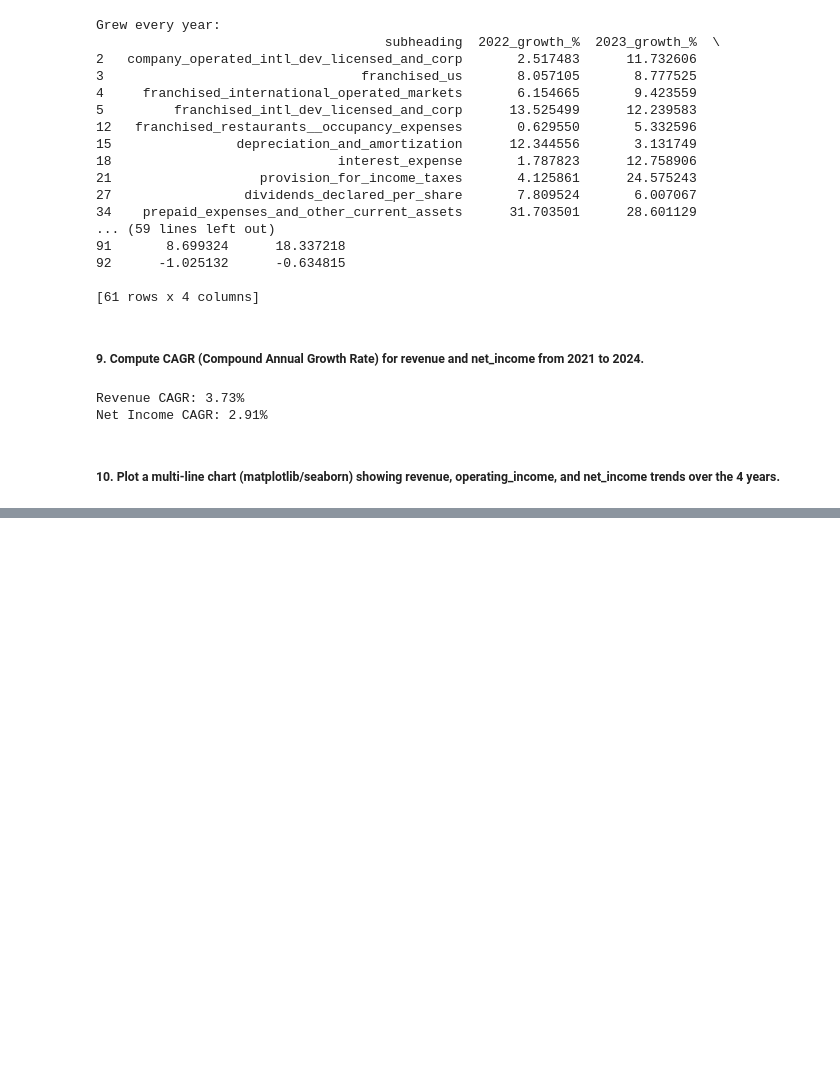
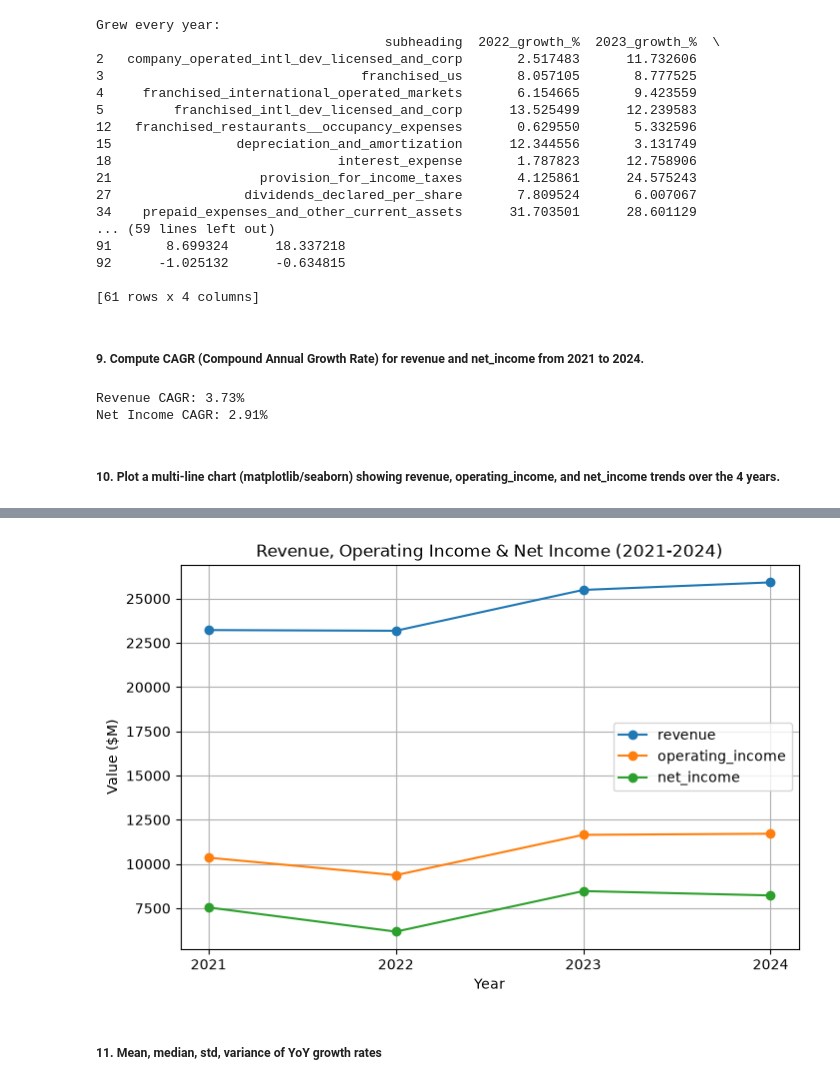
Before and after one commit to shiva3994/Practice, a Jupyter notebook: Daily Python/L_Mcdonalds_report.ipynb, the cells around one changed output, grey strips where cells are left out. Saved outputs shown, nothing was run; the diff lists cells and outputs as text; code cells hidden in the pictures; blank space fills up the shorter version.

```diff
--- a/Daily Python/L_Mcdonalds_report.ipynb
+++ b/Daily Python/L_Mcdonalds_report.ipynb
@@ -348,0 +360,36 @@ Net Income CAGR: 2.91%
+# %%
+years = ['2021', '2022', '2023', '2024']
+
+revenue_segments = [
+    'company_operated_us',
+    'company_operated_international_operated_markets',
+    'company_operated_intl_dev_licensed_and_corp',
+    'franchised_us',
+    'franchised_international_operated_markets',
+    'franchised_intl_dev_licensed_and_corp',
+    'other_revenues'
+]
+
+# Sum revenue segments per year to get total revenue
+revenue_by_year = df[df['subheading'].isin(revenue_segments)][years].sum()
+
+plt.figure(figsize=(8,5))
+
+# Plot revenue (summed)
+plt.plot(years, revenue_by_year.values, marker='o', label='revenue')
+
+# Plot operating_income and net_income (single rows, no summing needed)
+for label in ['operating_income', 'net_income']:
+    row = df[df['subheading'] == label]
+    plt.plot(years, row[years].values.flatten(), marker='o', label=label)
+
+plt.title('Revenue, Operating Income & Net Income (2021-2024)')
+plt.xlabel('Year')
+plt.ylabel('Value ($M)')
+plt.legend()
+plt.grid(True)
+plt.show()
+# %% [output]
+[figure, added]
+# %% [markdown]
+##### 11. Mean, median, std, variance of YoY growth rates
```
Also changed, not shown: parts of 22 cells of this notebook.
